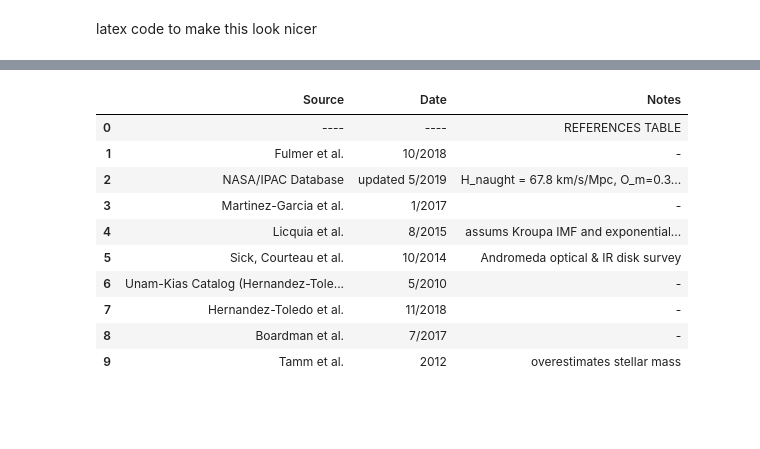
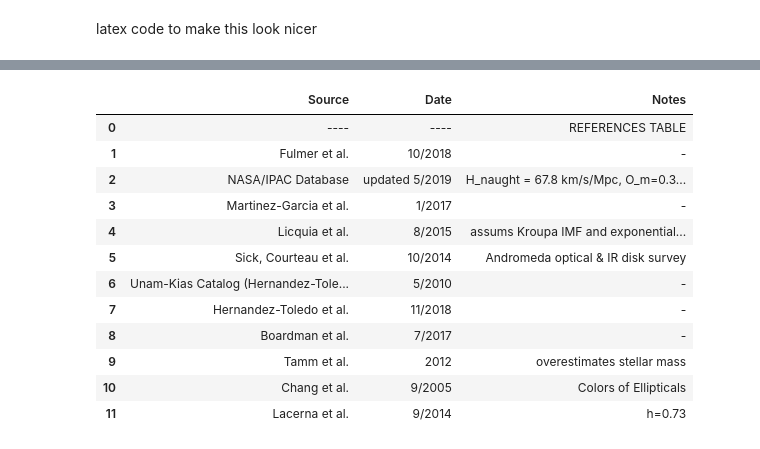
Before and after one commit to m4ese/intraClusterLight, a Jupyter notebook: MW_mass_table.ipynb, the cells around one changed output, grey strips where cells are left out. Drawn from its saved outputs; the diff is of its cells as text; code cells hidden in the pictures; blank space fills up the shorter version.

```diff
--- a/MW_mass_table.ipynb
+++ b/MW_mass_table.ipynb
@@ -110,24 +110,27 @@ pd.DataFrame(data=MW_mass_table)
 # %%
 references_table={'Source': ['----','Fulmer et al.','NASA/IPAC Database','Martinez-Garcia et al.','Licquia et al.',
 'Sick, Courteau et al.','Unam-Kias Catalog (Hernandez-Toledo et al.)',
-'Hernandez-Toledo et al.','Boardman et al.','Tamm et al.'],
-'Date': ['----','10/2018','updated 5/2019','1/2017','8/2015','10/2014','5/2010','11/2018','7/2017','2012'],
+'Hernandez-Toledo et al.','Boardman et al.','Tamm et al.','Chang et al.','Lacerna et al.'],
+'Date': ['----','10/2018','updated 5/2019','1/2017','8/2015','10/2014','5/2010','11/2018','7/2017','2012',
+         '9/2005','9/2014'],
 'Notes': ['REFERENCES TABLE','-','H_naught = 67.8 km/s/Mpc, O_m=0.308, O_L=0.692','-',
           'assums Kroupa IMF and exponential disk profile','Andromeda optical & IR disk survey',
-          '-','-','-','overestimates stellar mass']}
+          '-','-','-','overestimates stellar mass','Colors of Ellipticals','h=0.73']}
 pd.DataFrame(data=references_table)
 # %% [output]
 |  | Source | Date | Notes |
 | 0 | ---- | ---- | REFERENCES TABLE |
 | 1 | Fulmer et al. | 10/2018 | - |
 | 2 | NASA/IPAC Database | updated 5/2019 | H_naught = 67.8 km/s/Mpc, O_m=0.3... |
 | 3 | Martinez-Garcia et al. | 1/2017 | - |
 | 4 | Licquia et al. | 8/2015 | assums Kroupa IMF and exponential... |
 | 5 | Sick, Courteau et al. | 10/2014 | Andromeda optical & IR disk survey |
 | 6 | Unam-Kias Catalog (Hernandez-Tole... | 5/2010 | - |
 | 7 | Hernandez-Toledo et al. | 11/2018 | - |
 | 8 | Boardman et al. | 7/2017 | - |
 | 9 | Tamm et al. | 2012 | overestimates stellar mass |
+| 10 | Chang et al. | 9/2005 | Colors of Ellipticals |
+| 11 | Lacerna et al. | 9/2014 | h=0.73 |
 # %%
 Isolated_spirals = {'Galaxy': ['OTHER ISOLATED SPIRALS','NGC 5523','NGC 4414','Milky Way','M31','M31'],
 'Stellar Mass [10^10 M_sol]': ['----','~1','1.67','6.08','10.3','13.1'],
```
Also changed, not shown: parts of 3 cells of this notebook, 2 other files.
